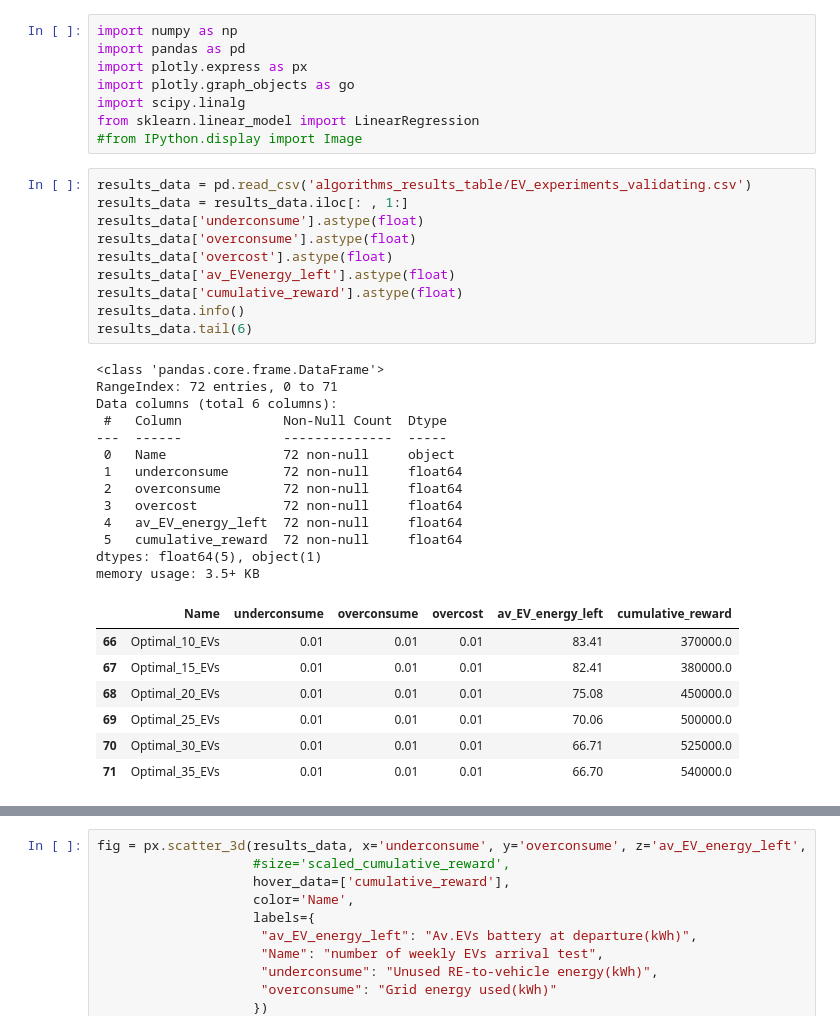
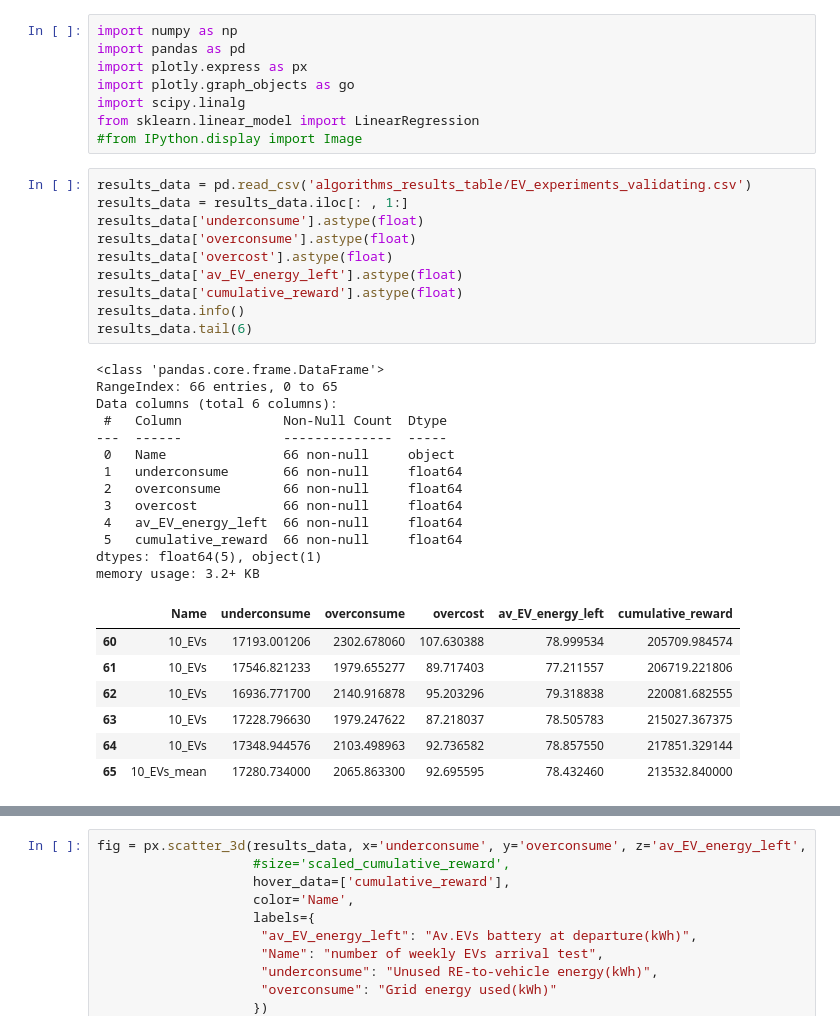
Before and after one commit to francescomaldonato/RL_VPP_Thesis, a Jupyter notebook: data/algorithms_results/Experiments_validator_plots.ipynb, the cells around one changed output, grey strips where cells are left out. Saved outputs shown, nothing was run; the diff lists cells and outputs as text.

```diff
--- a/data/algorithms_results/Experiments_validator_plots.ipynb
+++ b/data/algorithms_results/Experiments_validator_plots.ipynb
@@ -38,34 +39,34 @@ from sklearn.linear_model import LinearRegression
 # %%
 results_data = pd.read_csv('algorithms_results_table/EV_experiments_validating.csv')
 results_data = results_data.iloc[: , 1:]
 results_data['underconsume'].astype(float)
 results_data['overconsume'].astype(float)
 results_data['overcost'].astype(float)
-results_data['av_EVenergy_left'].astype(float)
+results_data['av_EV_energy_left'].astype(float)
 results_data['cumulative_reward'].astype(float)
 results_data.info()
 results_data.tail(6)
 # %% [output]
 <class 'pandas.core.frame.DataFrame'>
-RangeIndex: 72 entries, 0 to 71
+RangeIndex: 66 entries, 0 to 65
 Data columns (total 6 columns):
  #   Column             Non-Null Count  Dtype
 ---  ------             --------------  -----
- 0   Name               72 non-null     object
- 1   underconsume       72 non-null     float64
- 2   overconsume        72 non-null     float64
- 3   overcost           72 non-null     float64
- 4   av_EV_energy_left  72 non-null     float64
- 5   cumulative_reward  72 non-null     float64
+ 0   Name               66 non-null     object
+ 1   underconsume       66 non-null     float64
+ 2   overconsume        66 non-null     float64
+ 3   overcost           66 non-null     float64
+ 4   av_EV_energy_left  66 non-null     float64
+ 5   cumulative_reward  66 non-null     float64
 dtypes: float64(5), object(1)
-memory usage: 3.5+ KB
+memory usage: 3.2+ KB
 |  | Name | underconsume | overconsume | overcost | av_EV_energy_left | cumulative_reward |
-| 66 | Optimal_10_EVs | 0.01 | 0.01 | 0.01 | 83.41 | 370000.0 |
-| 67 | Optimal_15_EVs | 0.01 | 0.01 | 0.01 | 82.41 | 380000.0 |
-| 68 | Optimal_20_EVs | 0.01 | 0.01 | 0.01 | 75.08 | 450000.0 |
-| 69 | Optimal_25_EVs | 0.01 | 0.01 | 0.01 | 70.06 | 500000.0 |
-| 70 | Optimal_30_EVs | 0.01 | 0.01 | 0.01 | 66.71 | 525000.0 |
-| 71 | Optimal_35_EVs | 0.01 | 0.01 | 0.01 | 66.70 | 540000.0 |
+| 60 | 10_EVs | 17193.001206 | 2302.678060 | 107.630388 | 78.999534 | 205709.984574 |
+| 61 | 10_EVs | 17546.821233 | 1979.655277 | 89.717403 | 77.211557 | 206719.221806 |
+| 62 | 10_EVs | 16936.771700 | 2140.916878 | 95.203296 | 79.318838 | 220081.682555 |
+| 63 | 10_EVs | 17228.796630 | 1979.247622 | 87.218037 | 78.505783 | 215027.367375 |
+| 64 | 10_EVs | 17348.944576 | 2103.498963 | 92.736582 | 78.857550 | 217851.329144 |
+| 65 | 10_EVs_mean | 17280.734000 | 2065.863300 | 92.695595 | 78.432460 | 213532.840000 |
 # %%
 results_data_=results_data.drop("Name", axis=1)
 results_data_=results_data_.drop("overcost", axis=1)
```
Also changed, not shown: parts of 5 cells of this notebook, 3 other files.
